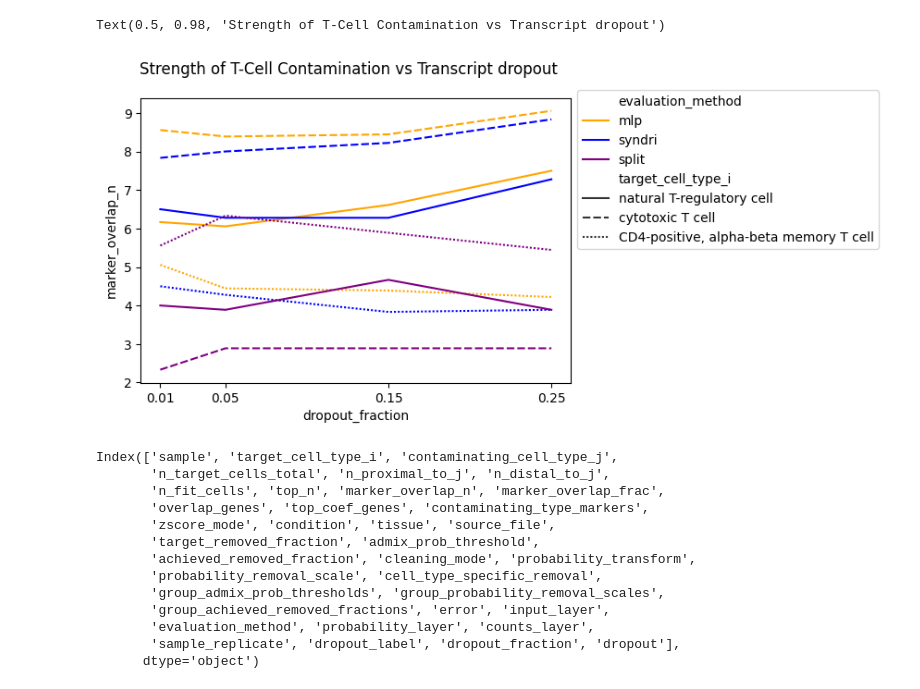
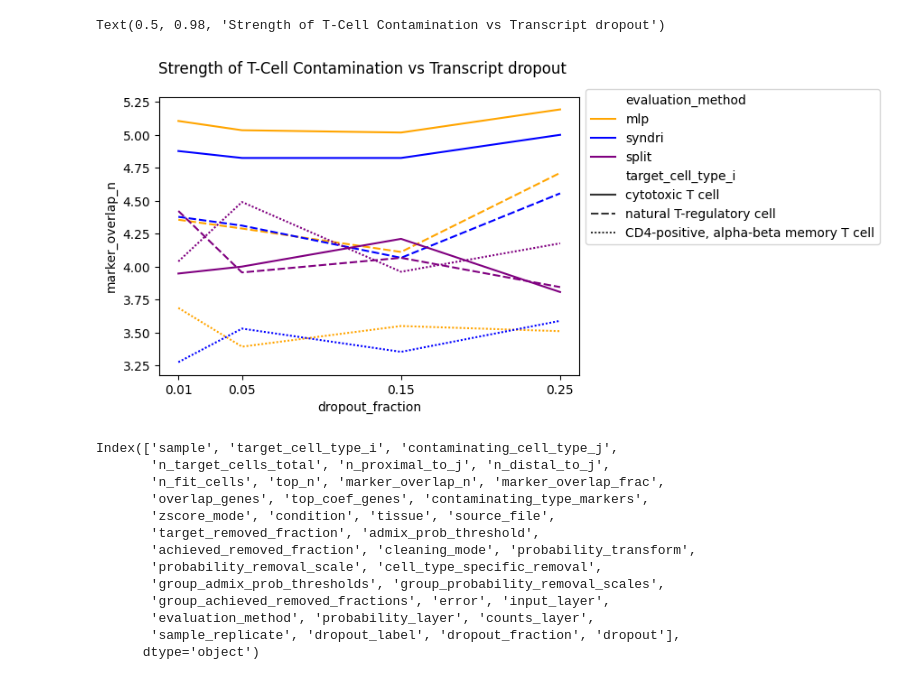
Before and after one commit to gkrieg/Syndri, a Jupyter notebook: eval/NoisyXeniumExperiment_TCellMetrics.ipynb, the cells around one changed output. Saved outputs shown, nothing was run; the diff lists cells and outputs as text; code cells hidden in the pictures.

```diff
--- a/eval/NoisyXeniumExperiment_TCellMetrics.ipynb
+++ b/eval/NoisyXeniumExperiment_TCellMetrics.ipynb
@@ -15,30 +31,30 @@ array(['trial_0', 'trial_1', 'trial_2'], dtype=object)
 # %%
 import seaborn as sns
 import matplotlib.pyplot as plt
 mal_df = tcell_df[(tcell_df['target_cell_type_i'].str.contains('T')) &
                   (tcell_df['contaminating_cell_type_j'].str.contains('malignant'))&
                   # (tcell_df['dropout_fractiojn'])
                   (~tcell_df['target_removed_fraction'].isin([0.01,
                                                               0.02,
                                                               0.05,
                                                               0.1,
                                                             #   0.2,
-                                                              ]))&
-                  (tcell_df['sample_replicate'].str.contains('_B1_'))].reset_index(drop=True)
+                                                              ]))].reset_index(drop=True)
+                  # (tcell_df['sample_replicate'].str.contains('_B1_'))].reset_index(drop=True)
 
 fig,ax= plt.subplots(figsize=(6,4))
 custom_colors = {
     'syndri': 'blue',  # Hex code
     'mlp': 'orange',     # Named color
     'split': 'purple'    # Shorthand notation
 }
 sns.lineplot(data=mal_df,x='dropout_fraction',y='marker_overlap_n',hue='evaluation_method',style='target_cell_type_i',ax=ax,errorbar=None,palette=custom_colors,hue_order=['mlp','syndri','split'])
 ax.legend(bbox_to_anchor=(1,1.05))
 ax.set_xticks([0.01,0.05,0.15,0.25])
 fig.suptitle('Strength of T-Cell Contamination vs Transcript dropout')
 # %% [output]
 Text(0.5, 0.98, 'Strength of T-Cell Contamination vs Transcript dropout')
-[figure, old version]
+[figure, new version]
 # %%
 mal_df.columns
 # %% [output]
```
Also changed, not shown: parts of 7 cells of this notebook, 12 other files.
